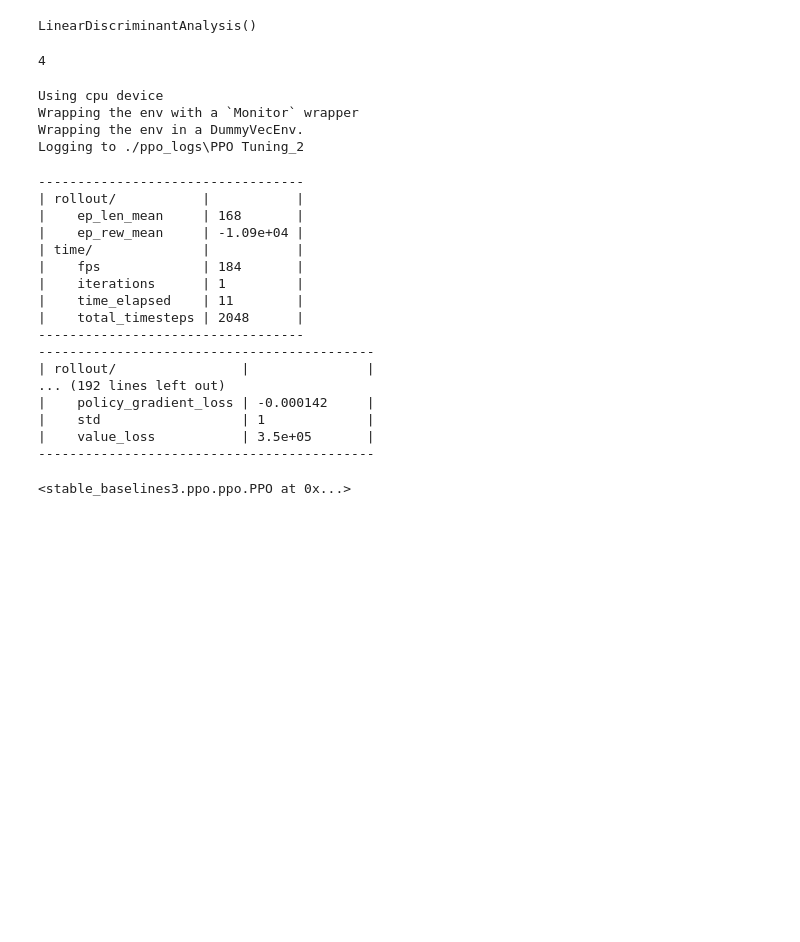
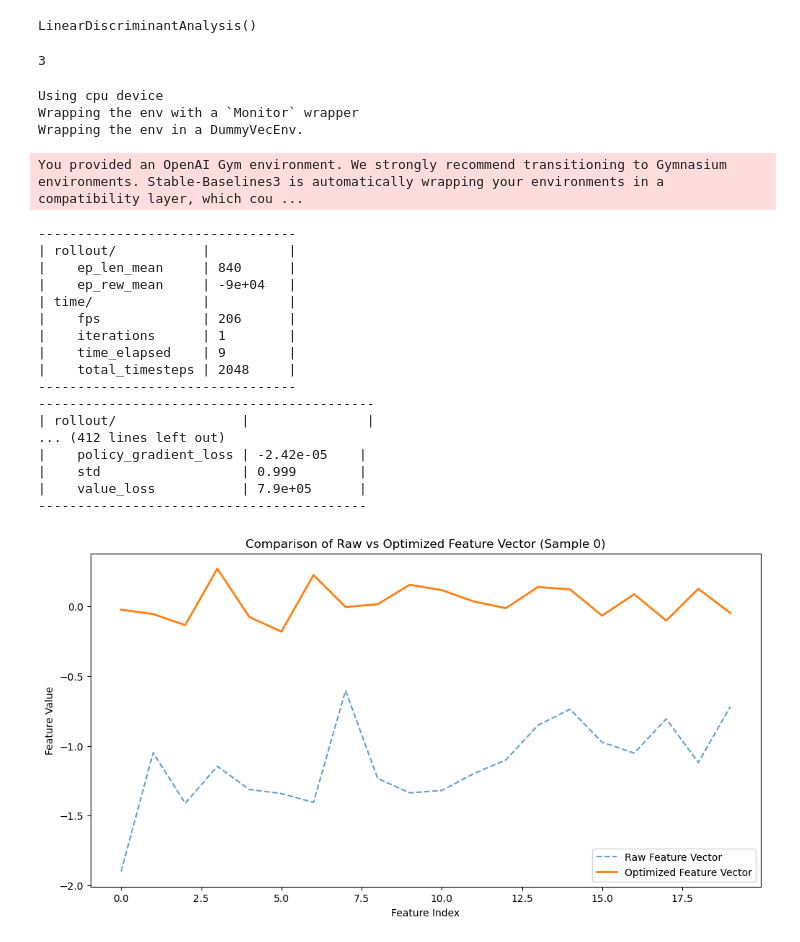
Before and after one commit to JaigonRyu/EEG_RL_Feature_Transforms, a Jupyter notebook: preprocess_test_mult.ipynb, the cells around one changed output. Saved outputs shown, nothing was run; the diff lists cells and outputs as text; code cells hidden in the pictures; blank space fills up the shorter version.

```diff
--- a/preprocess_test_mult.ipynb
+++ b/preprocess_test_mult.ipynb
@@ -526,15 +525,17 @@ clf.fit(csp_features_per_subject[0], labels_per_subject[0])
 # %% [output]
 LinearDiscriminantAnalysis()
 # %%
-features_minus_first = csp_features_per_subject[1:]
-labels_minus_first = labels_per_subject[1:]
+features_minus_first = csp_features_per_subject[1:4]
+labels_minus_first = labels_per_subject[1:4]
 
+# with one subject 5000 - 2% increase at 500 for action
+# 2 subjects 40000 iters with rotaion only saw incresases and net pos
 
 
 print(len(features_minus_first))
 env = EEGFeatureEnv(X_train=csp_features_per_subject[0], y_train=labels_per_subject[0],other_subjects_X=features_minus_first, other_subjects_y=labels_minus_first, classifier=clf)
 # %% [output]
-4
+3
 # %%
 from stable_baselines3 import PPO
 
@@ -545,29 +546,47 @@ model = PPO('MlpPolicy', env,
             gae_lambda=0.9,
             batch_size=256,
             clip_range=0.1,
-            verbose=1,
-            tensorboard_log="./ppo_logs")
-model.learn(total_timesteps=20000, tb_log_name='PPO Tuning')
+            verbose=1)
+model.learn(total_timesteps=40000)
+
+model.save('eeg_rl_model')
 # %% [output]
 Using cpu device
 Wrapping the env with a `Monitor` wrapper
 Wrapping the env in a DummyVecEnv.
-Logging to ./ppo_logs\PPO Tuning_2
-----------------------------------
-| rollout/           |           |
-|    ep_len_mean     | 168       |
-|    ep_rew_mean     | -1.09e+04 |
-| time/              |           |
-|    fps             | 184       |
-|    iterations      | 1         |
-|    time_elapsed    | 11        |
-|    total_timesteps | 2048      |
-----------------------------------
--------------------------------------------
-| rollout/                |               |
-... (192 lines left out)
-|    policy_gradient_loss | -0.000142     |
-|    std                  | 1             |
-|    value_loss           | 3.5e+05       |
--------------------------------------------
+You provided an OpenAI Gym environment. We strongly recommend transitioning to Gymnasium environments. Stable-Baselines3 is automatically wrapping your environments in a compatibility layer, which cou ...
-<stable_baselines3.ppo.ppo.PPO at 0x...>
+---------------------------------
+| rollout/           |          |
+|    ep_len_mean     | 840      |
+|    ep_rew_mean     | -9e+04   |
+| time/              |          |
+|    fps             | 206      |
+|    iterations      | 1        |
+|    time_elapsed    | 9        |
+|    total_timesteps | 2048     |
+---------------------------------
+-------------------------------------------
+| rollout/                |               |
+... (412 lines left out)
+|    policy_gradient_loss | -2.42e-05    |
+|    std                  | 0.999        |
+|    value_loss           | 7.9e+05      |
+------------------------------------------
+# %%
+best_transformed_features = np.array([v[0] for v in env.best_features.values()])  # Only feature vectors
+raw_features = X_train[list(env.best_features.keys())]  # Corresponding raw vectors
+
+# Compare with a plot
+import matplotlib.pyplot as plt
+
+sample_idx = 0  # Choose an index to visualize
+plt.figure(figsize=(12, 6))
+plt.plot(raw_features[sample_idx], label="Raw Feature Vector", linestyle="--", alpha=0.7)
+plt.plot(best_transformed_features[sample_idx], label="Optimized Feature Vector", linewidth=2)
+plt.legend()
+plt.xlabel("Feature Index")
+plt.ylabel("Feature Value")
+plt.title(f"Comparison of Raw vs Optimized Feature Vector (Sample {sample_idx})")
+plt.show()
+# %% [output]
+[figure, added]
```
Also changed, not shown: parts of 25 cells of this notebook, 1 other file.
